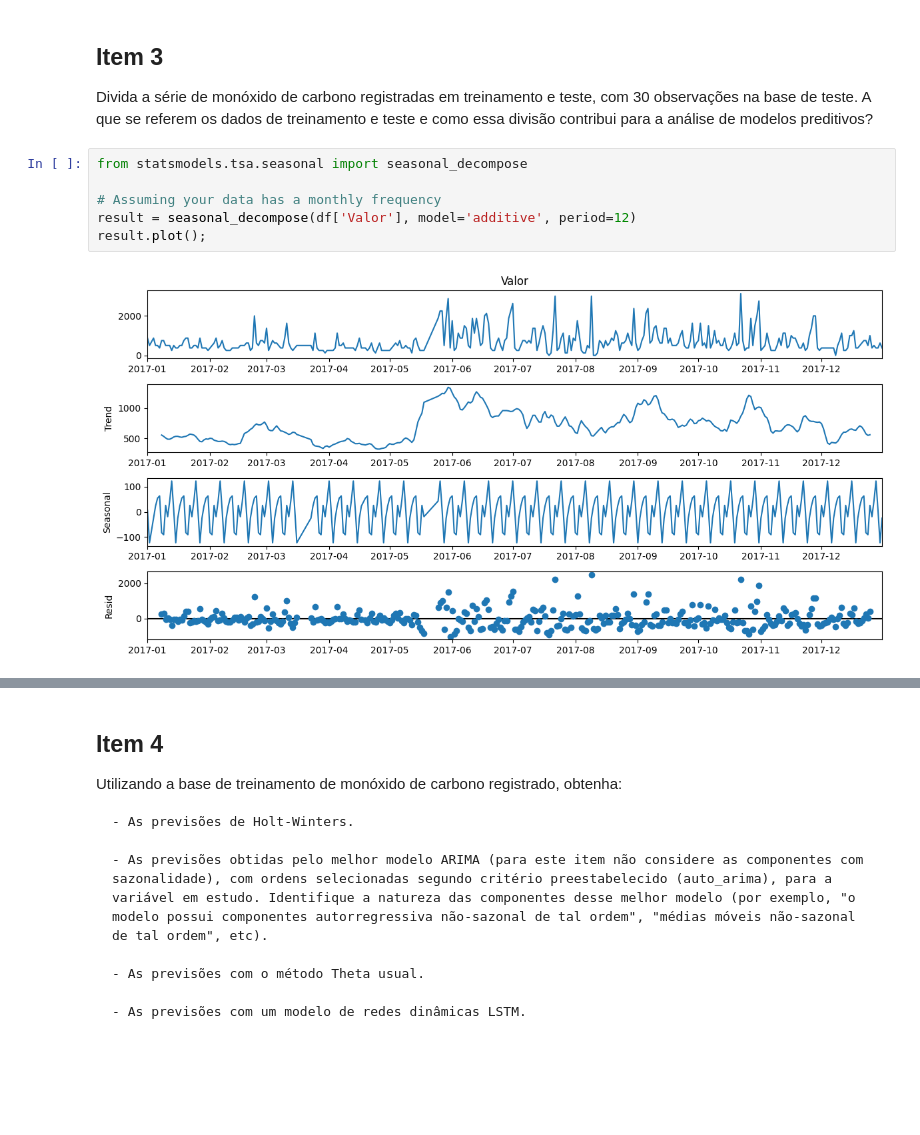
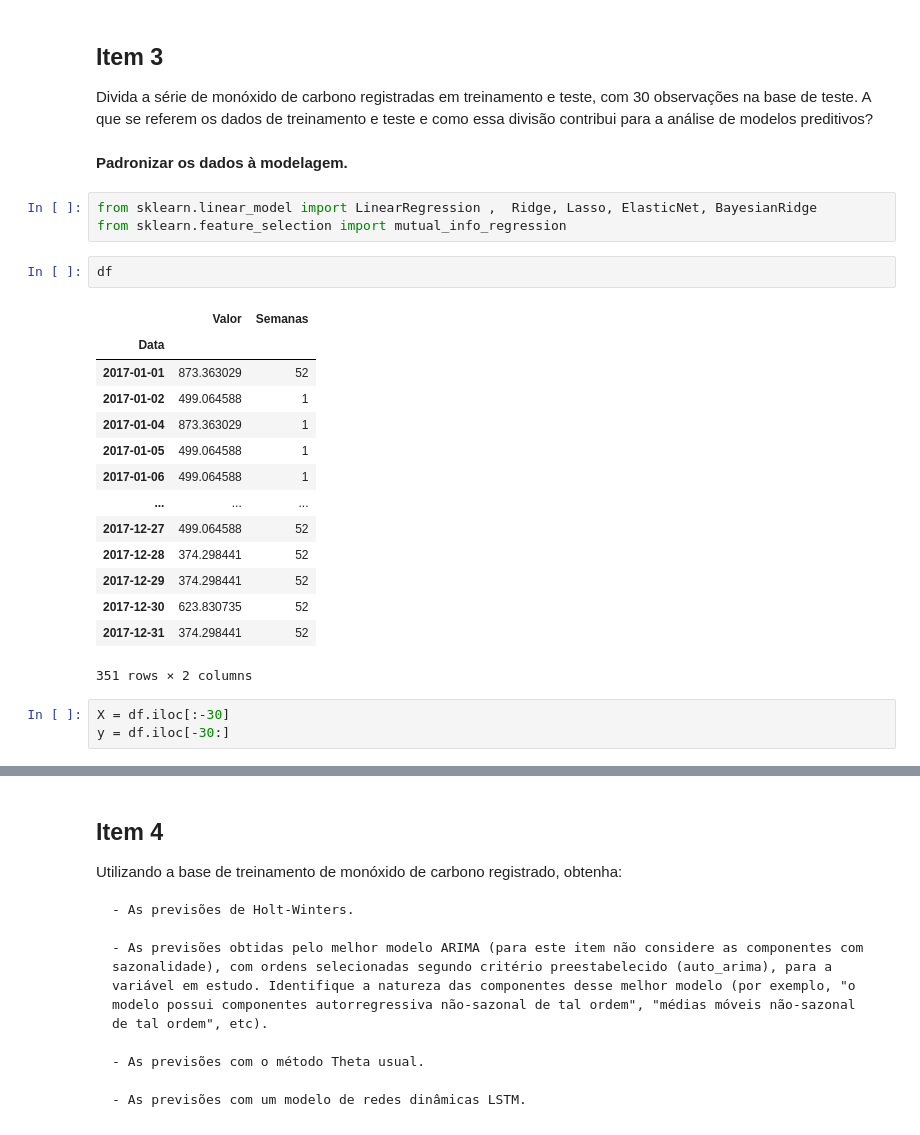
Before and after one commit to Magoji91/-Electric-power-consumption, a Jupyter notebook: Prova_Final_AD_2024.ipynb, the cells around one changed output, grey strips where cells are left out. Drawn from its saved outputs; the diff is of its cells as text; blank space fills up the shorter version.

```diff
--- a/Prova_Final_AD_2024.ipynb
+++ b/Prova_Final_AD_2024.ipynb
@@ -225,11 +253,28 @@ Proponha uma decomposição dos dados de monóxido de carbono em tendência e sa
 ## Item 3
 
 Divida a série de monóxido de carbono registradas em treinamento e teste, com 30 observações na base de teste. A que se referem os dados de treinamento e teste e como essa divisão contribui para a análise de modelos preditivos?
-# %%
-from statsmodels.tsa.seasonal import seasonal_decompose
-
-# Assuming your data has a monthly frequency
-result = seasonal_decompose(df['Valor'], model='additive', period=12)
-result.plot();
-# %% [output]
-[figure, removed]
+# %% [markdown]
+**Padronizar os dados à modelagem.**
+# %%
+from sklearn.linear_model import LinearRegression ,  Ridge, Lasso, ElasticNet, BayesianRidge
+from sklearn.feature_selection import mutual_info_regression
+# %%
+df
+# %% [output]
+|  | Valor | Semanas |
+| Data |  |  |
+| 2017-01-01 | 873.363029 | 52 |
+| 2017-01-02 | 499.064588 | 1 |
+| 2017-01-04 | 873.363029 | 1 |
+| 2017-01-05 | 499.064588 | 1 |
+| 2017-01-06 | 499.064588 | 1 |
+| ... | ... | ... |
+| 2017-12-27 | 499.064588 | 52 |
+| 2017-12-28 | 374.298441 | 52 |
+| 2017-12-29 | 374.298441 | 52 |
+| 2017-12-30 | 623.830735 | 52 |
+| 2017-12-31 | 374.298441 | 52 |
+351 rows × 2 columns
+# %%
+X = df.iloc[:-30]
+y = df.iloc[-30:]
```
Also changed, not shown: parts of 11 cells of this notebook.
